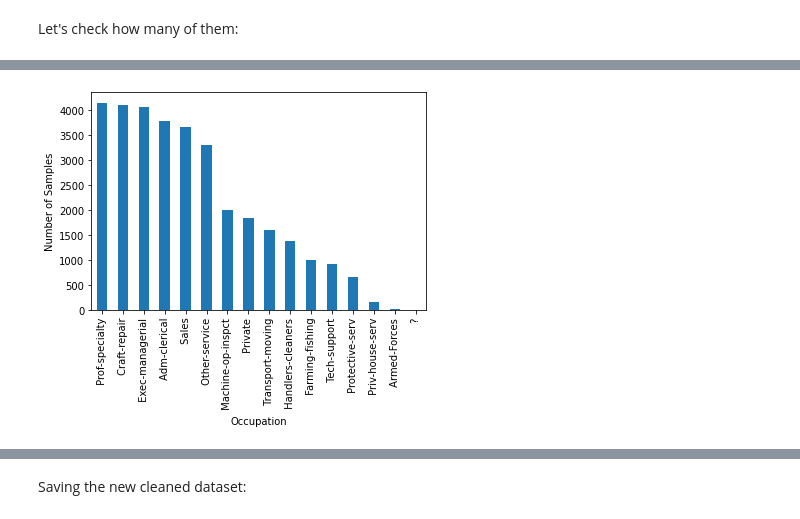
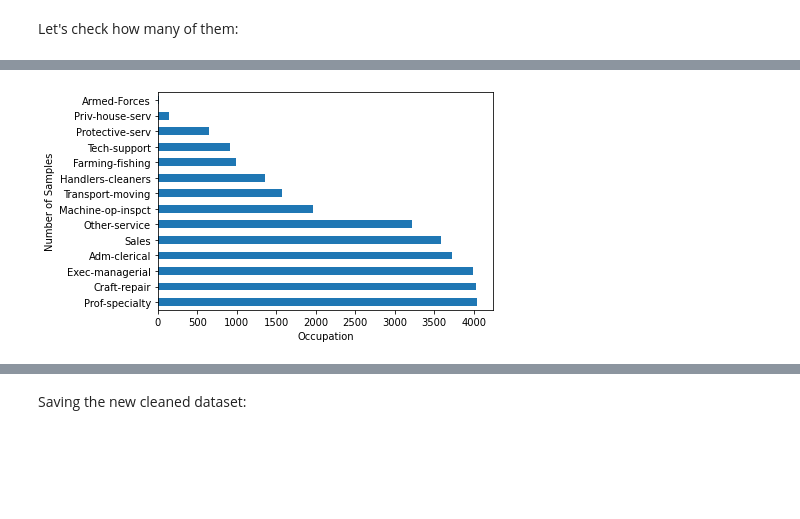
Before and after one commit to apolanco3225/CI-CD-IncomePrediction, a Jupyter notebook: EDA/EDA.ipynb, the cells around one changed output, grey strips where cells are left out. Saved outputs shown, nothing was run; the diff lists cells and outputs as text; code cells hidden in the pictures; blank space fills up the shorter version.

```diff
--- a/EDA/EDA.ipynb
+++ b/EDA/EDA.ipynb
@@ -99,0 +118,3 @@ Checking the distribution of predictors
+# %%
+df.replace(' ', '', regex=True, inplace=True)
+df.salary.unique()
@@ -140,2 +169,0 @@ I decided to use replace this values with the most common workclass "Private", o
-# %%
-df[mask] = ' Private'
@@ -141,0 +172,4 @@ df[mask] = ' Private'
+# %%
+import numpy as np
+df.replace('?', np.nan, inplace=True)
+df.isnull().sum()
@@ -141,0 +217,3 @@ df[mask] = ' Private'
+# %%
+df.dropna(inplace=True)
+print(f"New shape: {df.shape}")
@@ -154,9 +236,9 @@ plt.ylabel("Number of Samples");
 # %%
-df.occupation.value_counts().plot(kind="bar")
+df.occupation.value_counts().plot(kind="barh")
 plt.xlabel("Occupation")
 plt.ylabel("Number of Samples");
 # %% [output]
-[figure, old version]
+[figure, new version]
 # %%
 df.relationship.value_counts().plot(kind="bar")
 plt.xlabel("Relationship")
```
Also changed, not shown: parts of 43 cells of this notebook, 8 other files.
